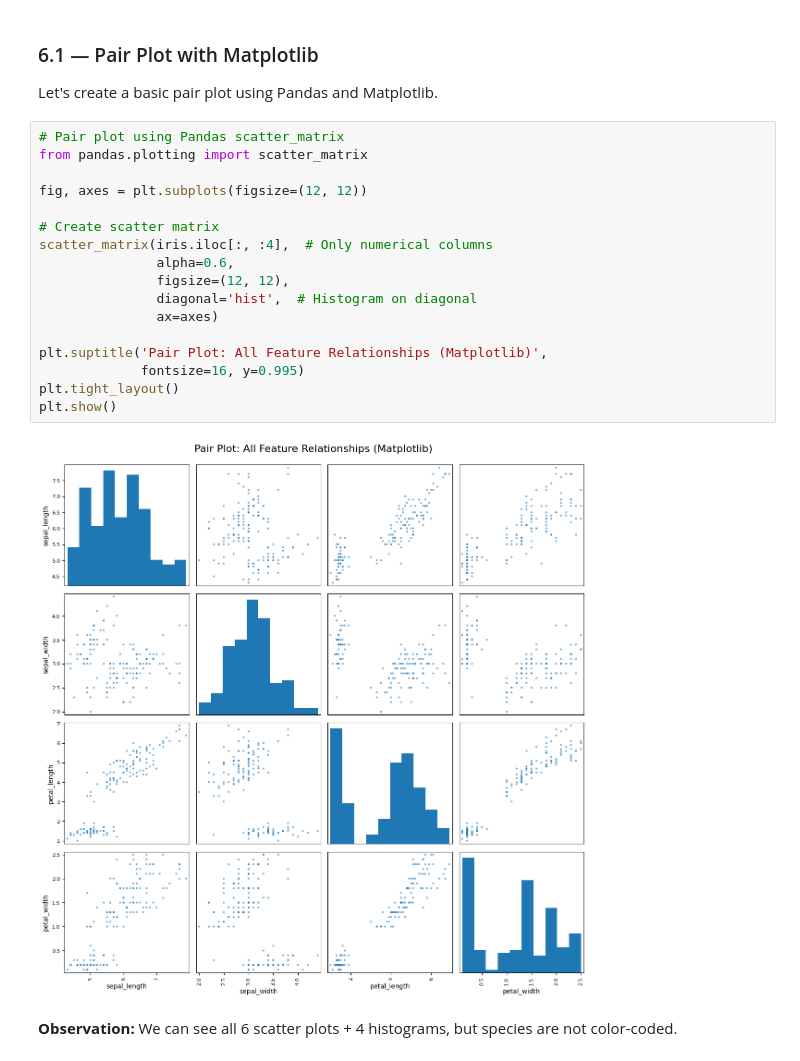
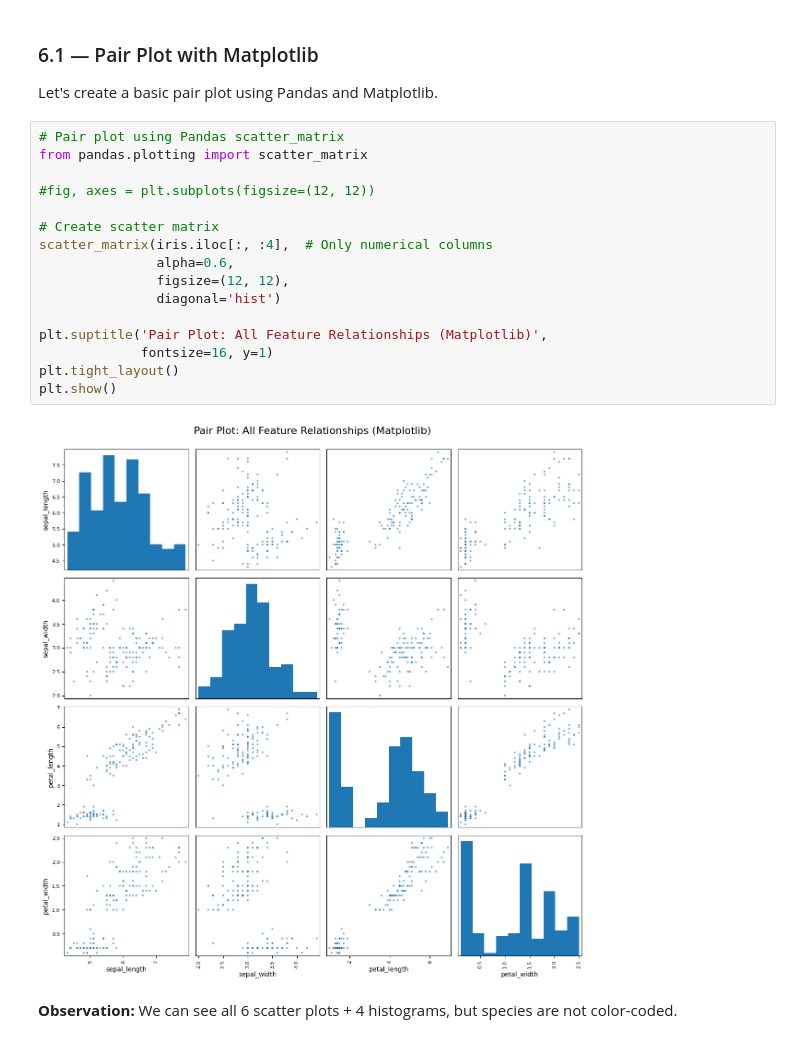
Before and after one commit to VeenaKodimala/Certificate-Program-in-AIML-IIT-Patna, a Jupyter notebook: Matplotlib/Matplotlip - Story telling via plotting.ipynb, the cells around one changed output. Drawn from its saved outputs; the diff is of its cells as text.

```diff
--- a/Matplotlib/Matplotlip - Story telling via plotting.ipynb
+++ b/Matplotlib/Matplotlip - Story telling via plotting.ipynb
@@ -699,22 +709,21 @@ Let's create a basic pair plot using Pandas and Matplotlib.
 # %%
 # Pair plot using Pandas scatter_matrix
 from pandas.plotting import scatter_matrix
 
-fig, axes = plt.subplots(figsize=(12, 12))
+#fig, axes = plt.subplots(figsize=(12, 12))
 
 # Create scatter matrix
 scatter_matrix(iris.iloc[:, :4],  # Only numerical columns
                alpha=0.6,
                figsize=(12, 12),
-               diagonal='hist',  # Histogram on diagonal
-               ax=axes)
+               diagonal='hist')
 
 plt.suptitle('Pair Plot: All Feature Relationships (Matplotlib)',
-             fontsize=16, y=0.995)
+             fontsize=16, y=1)
 plt.tight_layout()
 plt.show()
 # %% [output]
-[figure, old version]
+[figure, new version]
 # %% [markdown]
 **Observation:** We can see all 6 scatter plots + 4 histograms, but species are not color-coded.
 # %% [markdown]
```
Also changed, not shown: parts of 18 cells of this notebook.
